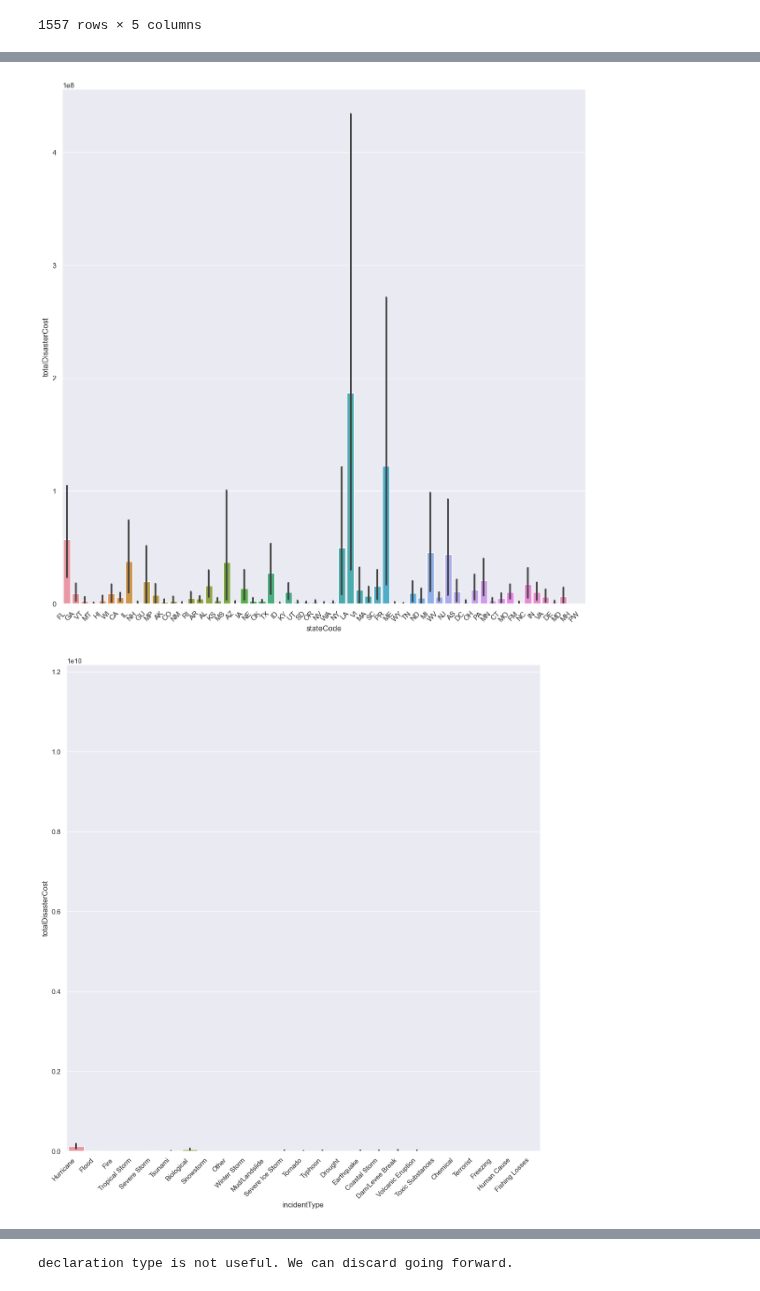
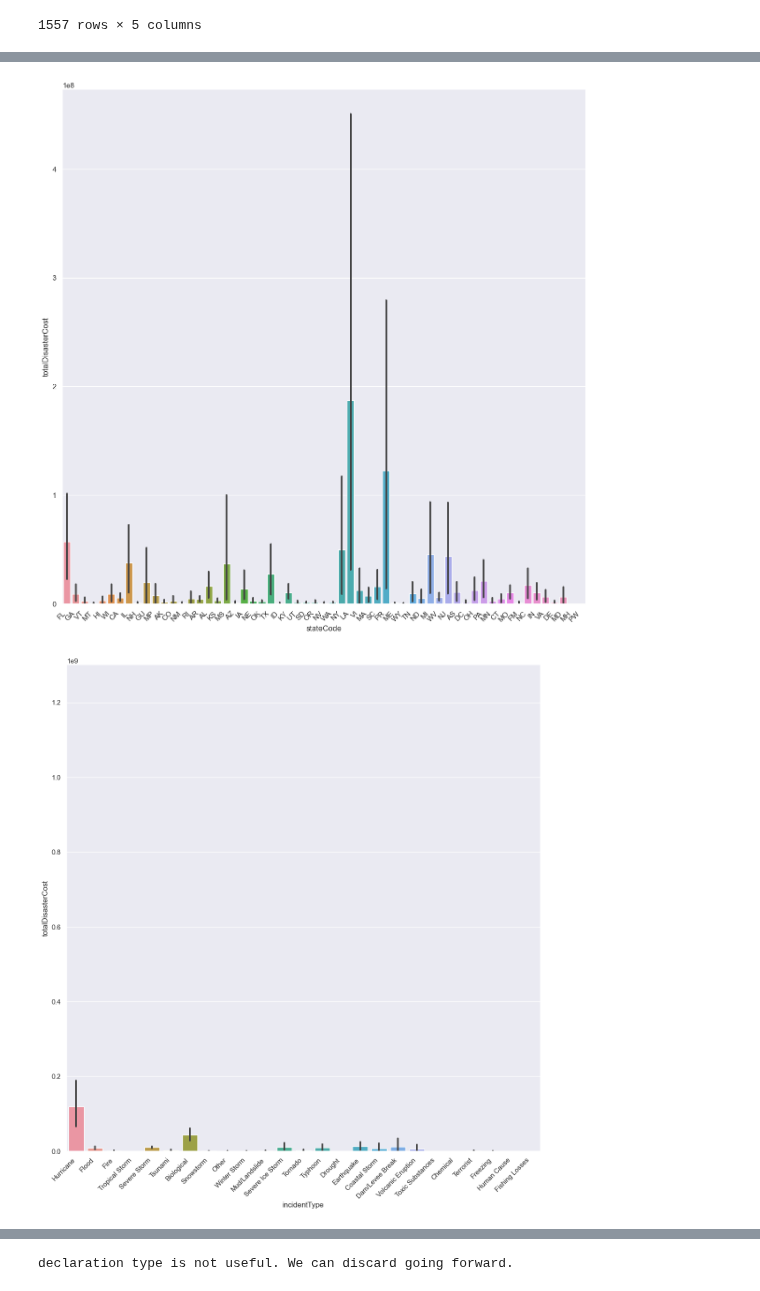
Before and after one commit to mdgarber/FEMADisasterCostForecasting, a Jupyter notebook: femadisastercostforecasting/notebooks/FEMA-EDA.ipynb, the cells around one changed output, grey strips where cells are left out. Drawn from its saved outputs; the diff is of its cells as text; code cells hidden in the pictures.

```diff
--- a/femadisastercostforecasting/notebooks/FEMA-EDA.ipynb
+++ b/femadisastercostforecasting/notebooks/FEMA-EDA.ipynb
@@ -323,7 +323,7 @@ ax4.set_xticklabels(ax4.get_xticklabels(), rotation=45, ha="right")
 
 #set graph y max range
 #max total disaster: 12,169,994,768.53
-max_y_value = 12170000000
+max_y_value = 1300000000
 _ = plt.ylim(0, max_y_value)
 #plt.show()
 # %% [output]
@@ -332,2 +332,2 @@ _ = plt.ylim(0, max_y_value)
-[figure, old version]
+[figure, new version]
-[figure, old version]
+[figure, new version]
```
Also changed, not shown: parts of 2 cells of this notebook, 1 other file.
